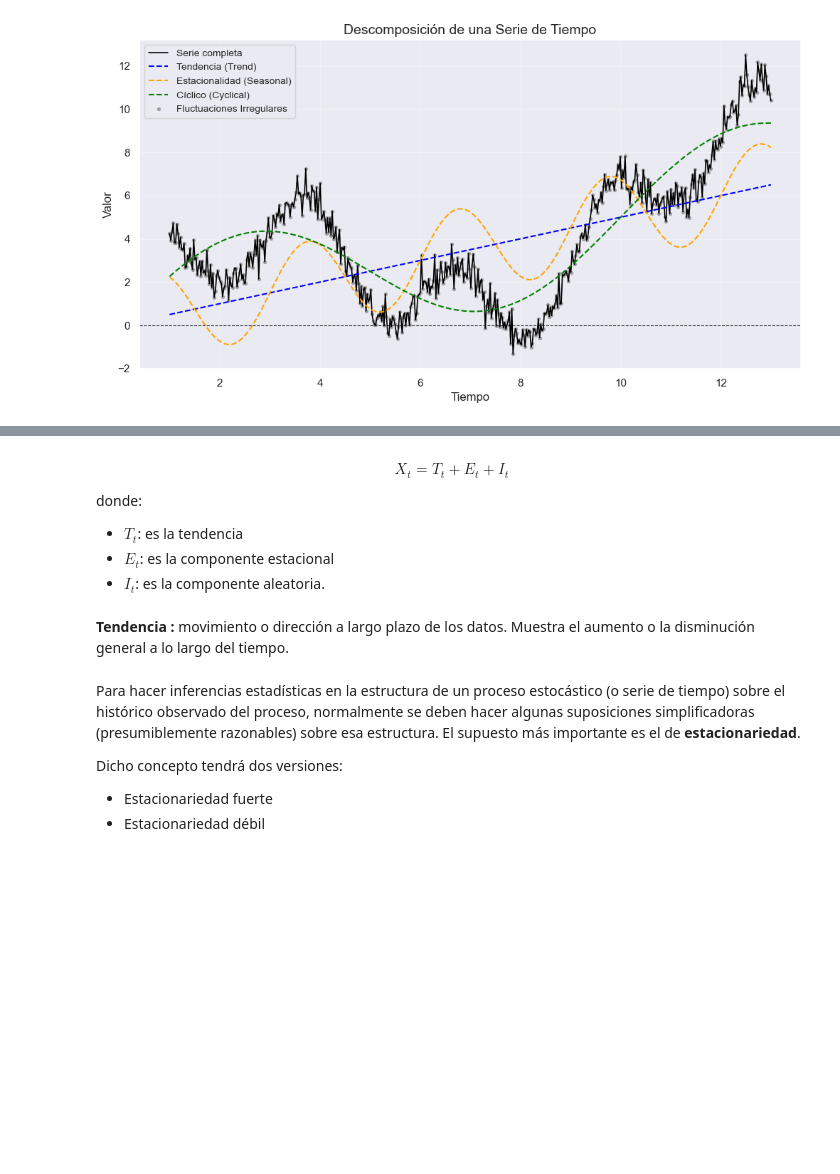
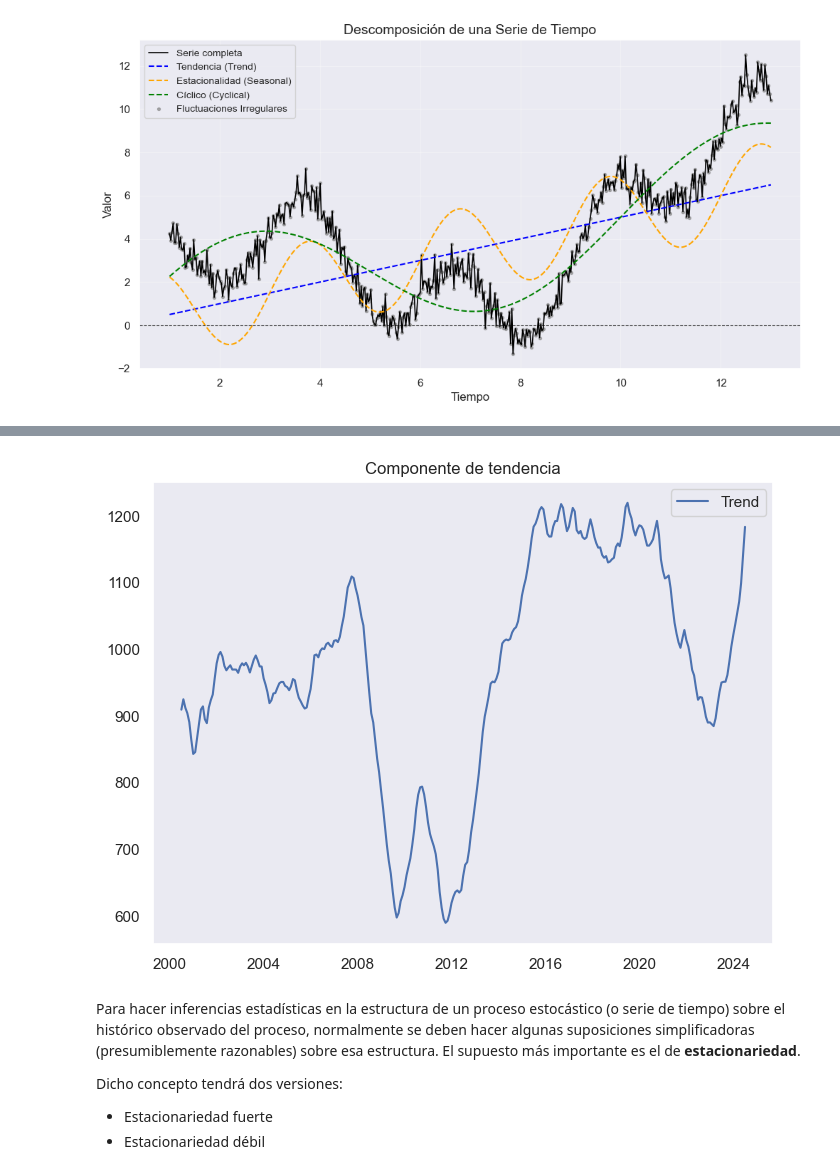
Before and after one commit to Wilsonsr/Series-de-Tiempo, a Jupyter notebook: Cuadernos Python/1_Introduccion.ipynb, the cells around one changed output, grey strips where cells are left out. Saved outputs shown, nothing was run; the diff lists cells and outputs as text; code cells hidden in the pictures; blank space fills up the shorter version.

```diff
--- a/Cuadernos Python/1_Introduccion.ipynb
+++ b/Cuadernos Python/1_Introduccion.ipynb
@@ -465,15 +554,15 @@ decomposed.plot();
-# %% [markdown]
-
-
-$$X_{t}=T_{t}+E_{t}+I_{t}$$
-
-donde:
-
-- $T_{t}$: es la tendencia
-- $E_{t}$: es la componente estacional
-- $I_{t}$: es la componente aleatoria.
-# %% [markdown]
-**Tendencia :**  movimiento o dirección a largo plazo de los datos. Muestra el aumento o la disminución general a lo largo del tiempo.
+# %%
+# Extraer el componente de tendencia
+trend = decomposed.trend
+
+# Graficar el componente de tendencia
+plt.figure(figsize=(8, 6))
+plt.plot(trend, label= 'Trend' )
+plt.title( 'Componente de tendencia' )
+plt.legend()
+plt.show()
+# %% [output]
+[figure, added]
 # %% [markdown]
 Para hacer inferencias estadísticas en la estructura de un proceso estocástico (o serie de tiempo) sobre el histórico observado del proceso, normalmente se deben hacer algunas suposiciones simplificadoras (presumiblemente razonables) sobre esa estructura. El supuesto más importante es el de  **estacionariedad**.
 
```
Also changed, not shown: parts of 14 cells of this notebook.
